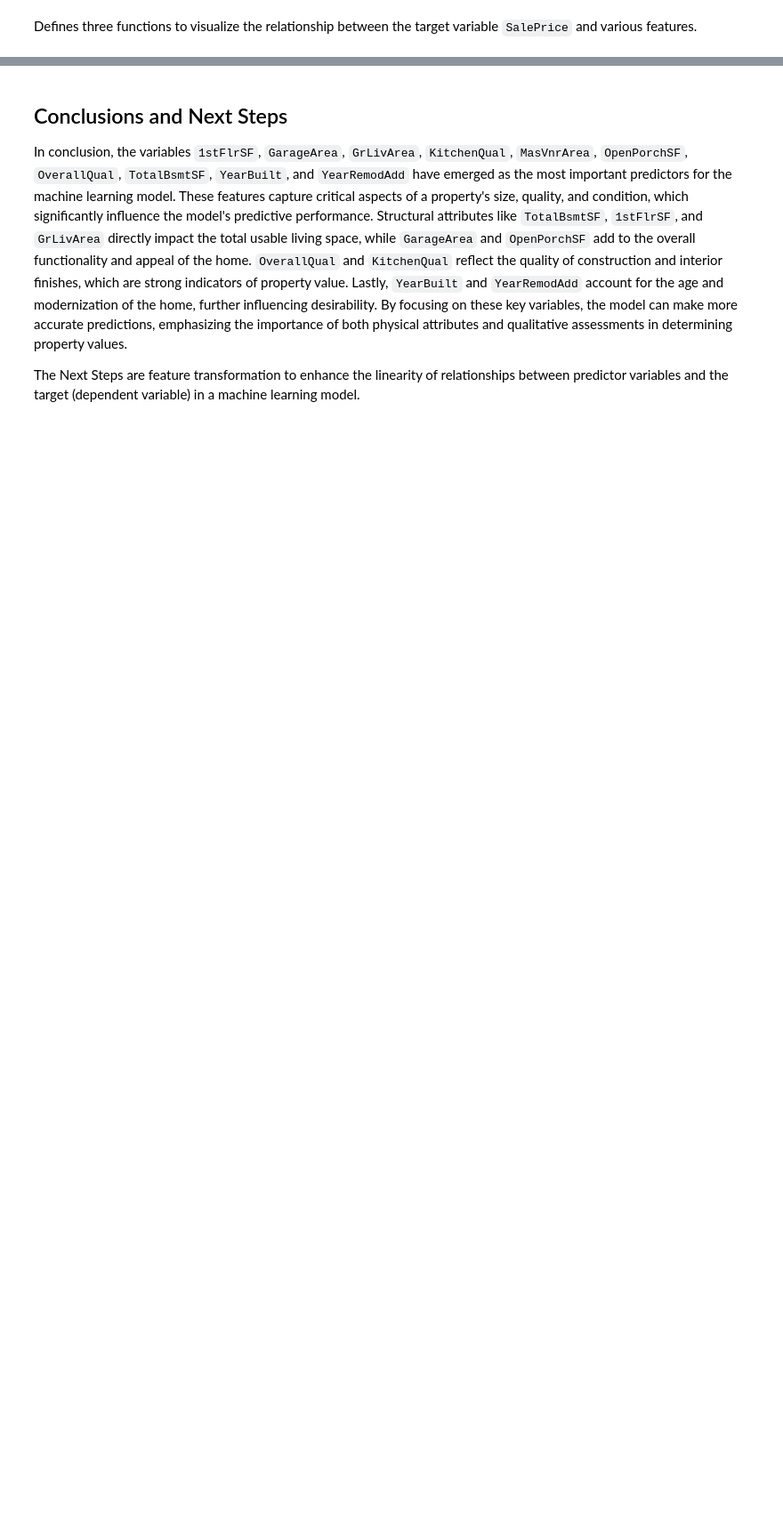
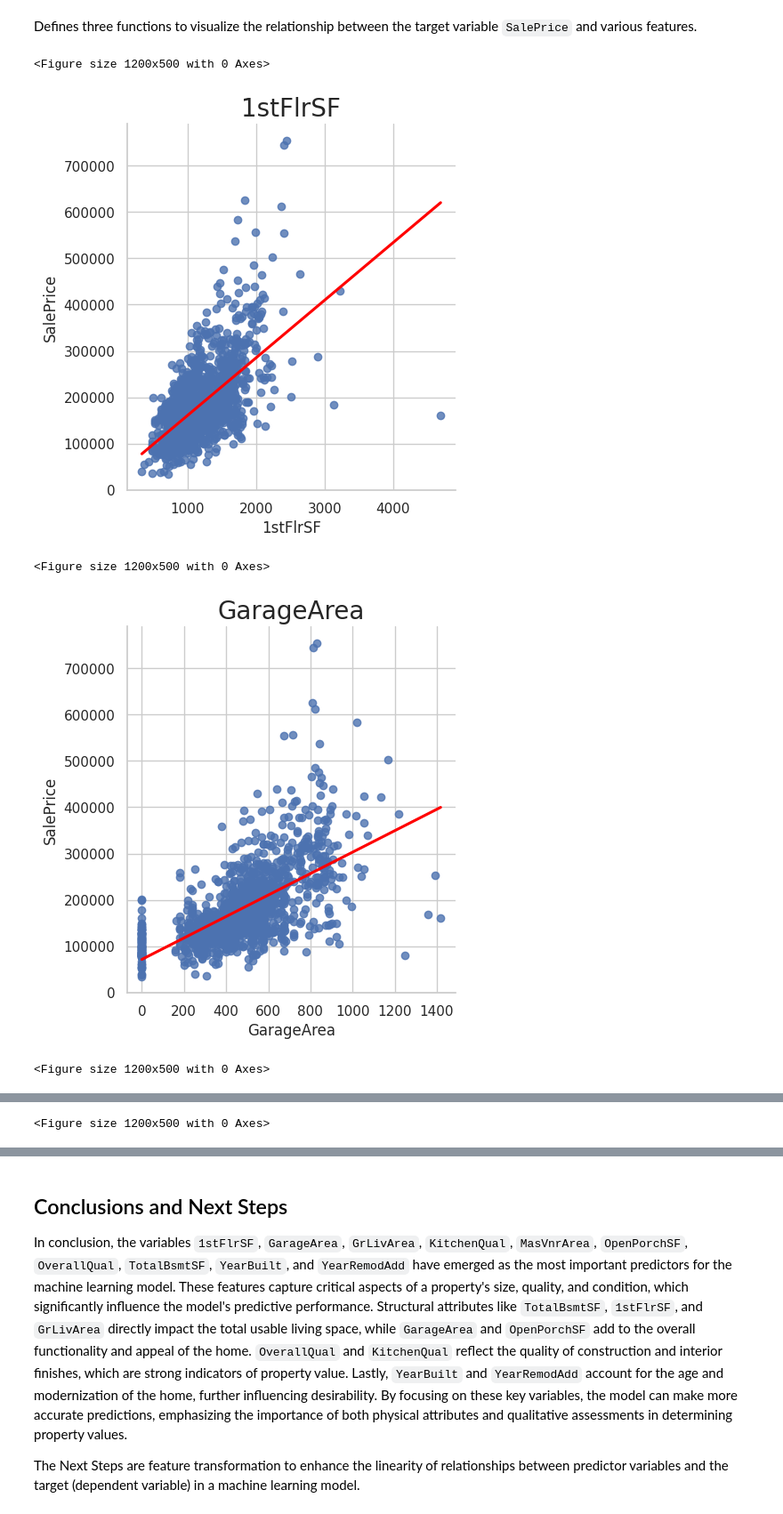
Before and after one commit to linobollansee/property-value-maximizer, a Jupyter notebook: jupyter_notebooks/03 - CorrelationStudy.ipynb, the cells around one changed output, grey strips where cells are left out. Shown at 89% size. Drawn from its saved outputs; the diff is of its cells as text; code cells hidden in the pictures; blank space fills up the shorter version.

Commit message:
03 - CorrelationStudy.ipynb linear model plots with red line

```diff
--- a/jupyter_notebooks/03 - CorrelationStudy.ipynb
+++ b/jupyter_notebooks/03 - CorrelationStudy.ipynb
@@ -261,7 +369,7 @@ def plot_lm(df, col, target_var):
   Figures created saved to folder docs/plots
   """
   plt.figure(figsize=(12, 5))
-  sns.lmplot(data=df, x=col, y=target_var, ci=None)
+  sns.lmplot(data=df, x=col, y=target_var, ci=None, line_kws={'color': 'red'})
   plt.title(f"{col}", fontsize=20)
   plt.savefig(f'docs/plots/lm_plot_price_by_{col}.png', bbox_inches='tight')
   plt.show()
@@ -273,30 +381,36 @@ def plot_line(df, col, target_var):
   """
   plt.figure(figsize=(12, 5))
   sns.lineplot(data=df, x=col, y=target_var)
   plt.title(f"{col}", fontsize=20)
   plt.savefig(f'docs/plots/line_plot_price_by_{col}.png', bbox_inches='tight')
   plt.show()
 
 def plot_box(df, col, target_var):
   """
   Function creates a box plot of the target versus categorical variables.
   Figures created saved to folder docs/plots
   """
   plt.figure(figsize=(8, 5))
   sns.boxplot(data=df, x=col, y=target_var)
   plt.title(f"{col}", fontsize=20)
   plt.savefig(f'docs/plots/box_plot_price_by_{col}', bbox_inches='tight')
   plt.show()
 
 
 for col in vars_to_study:
   if len(df_eda[col].unique()) <= 10:
     plot_box(df_eda, col, target_var)
     print("\n\n")
   else:
     if col in time:
       plot_line(df_eda, col, target_var)
       print("\n\n")
     else:
       plot_lm(df_eda, col, target_var)
       print("\n\n")
+# %% [output]
+<Figure size 1200x500 with 0 Axes>
+[figure, added]
+<Figure size 1200x500 with 0 Axes>
+[figure, added]
+<Figure size 1200x500 with 0 Axes>
@@ -302,0 +419 @@ for col in vars_to_study:
+<Figure size 1200x500 with 0 Axes>
```
Also changed, not shown: parts of 16 cells of this notebook, 8 other files.
